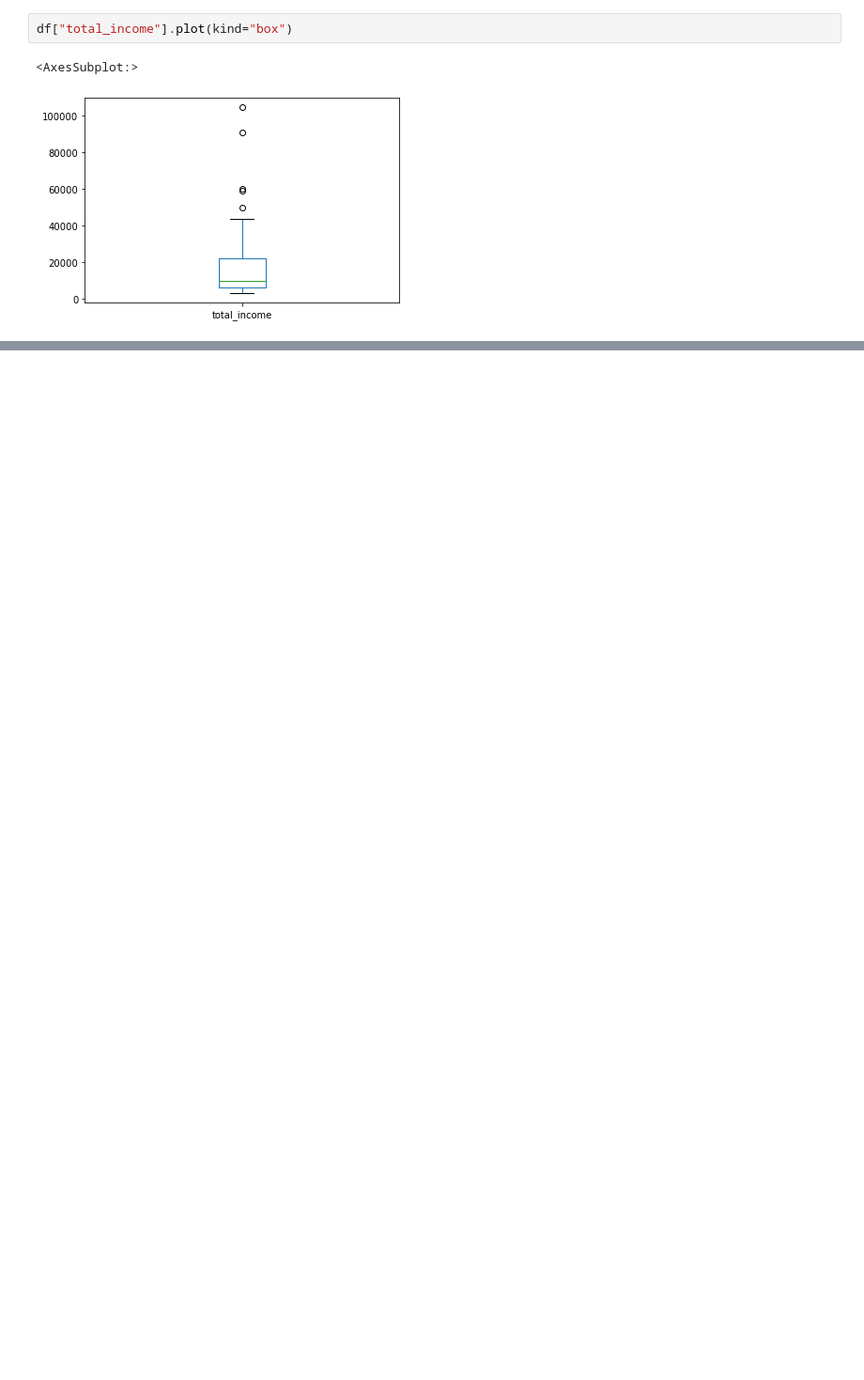
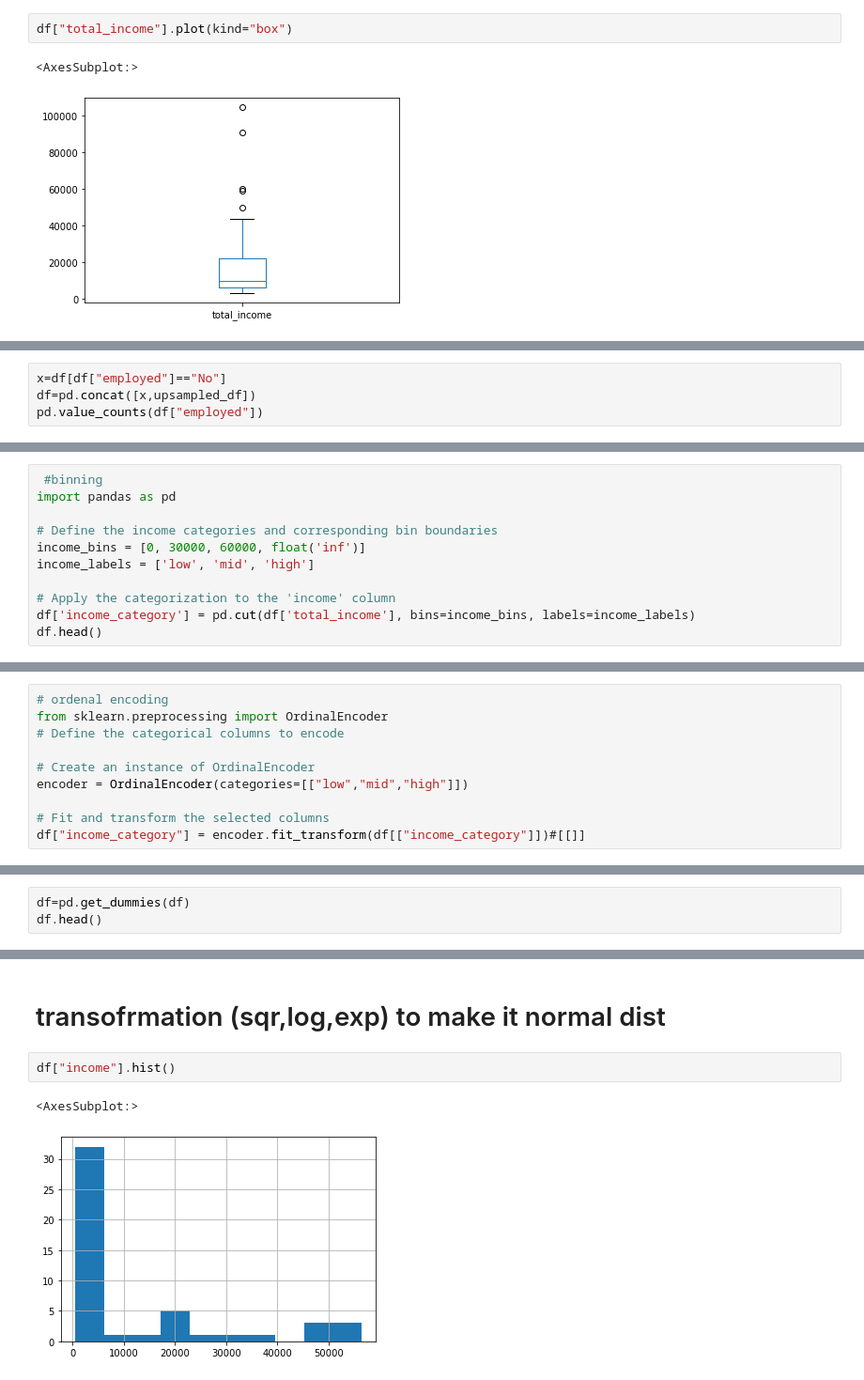
Before and after one commit to Zomo8282/EDA, a Jupyter notebook: EDA and cleaning .ipynb, the cells around one changed output, grey strips where cells are left out. Shown at 94% size. Drawn from its saved outputs; the diff is of its cells as text; blank space fills up the shorter version.

```diff
--- a/EDA and cleaning .ipynb
+++ b/EDA and cleaning .ipynb
@@ -152,0 +317,4 @@ df["total_income"].plot(kind="box")
+# %%
+x=df[df["employed"]=="No"]
+df=pd.concat([x,upsampled_df])
+pd.value_counts(df["employed"])
@@ -152,0 +327,11 @@ df["total_income"].plot(kind="box")
+# %%
+ #binning
+import pandas as pd
+
+# Define the income categories and corresponding bin boundaries
+income_bins = [0, 30000, 60000, float('inf')]
+income_labels = ['low', 'mid', 'high']
+
+# Apply the categorization to the 'income' column
+df['income_category'] = pd.cut(df['total_income'], bins=income_bins, labels=income_labels)
+df.head()
@@ -152,0 +354,10 @@ df["total_income"].plot(kind="box")
+# %%
+# ordenal encoding
+from sklearn.preprocessing import OrdinalEncoder
+# Define the categorical columns to encode
+
+# Create an instance of OrdinalEncoder
+encoder = OrdinalEncoder(categories=[["low","mid","high"]])
+
+# Fit and transform the selected columns
+df["income_category"] = encoder.fit_transform(df[["income_category"]])#[[]]
@@ -152,0 +375,3 @@ df["total_income"].plot(kind="box")
+# %%
+df=pd.get_dummies(df)
+df.head()
@@ -152,0 +461,7 @@ df["total_income"].plot(kind="box")
+# %% [markdown]
+# transofrmation (sqr,log,exp) to make it normal dist
+# %%
+df["income"].hist()
+# %% [output]
+<AxesSubplot:>
+[figure, added]
```
Also changed, not shown: parts of 36 cells of this notebook.
